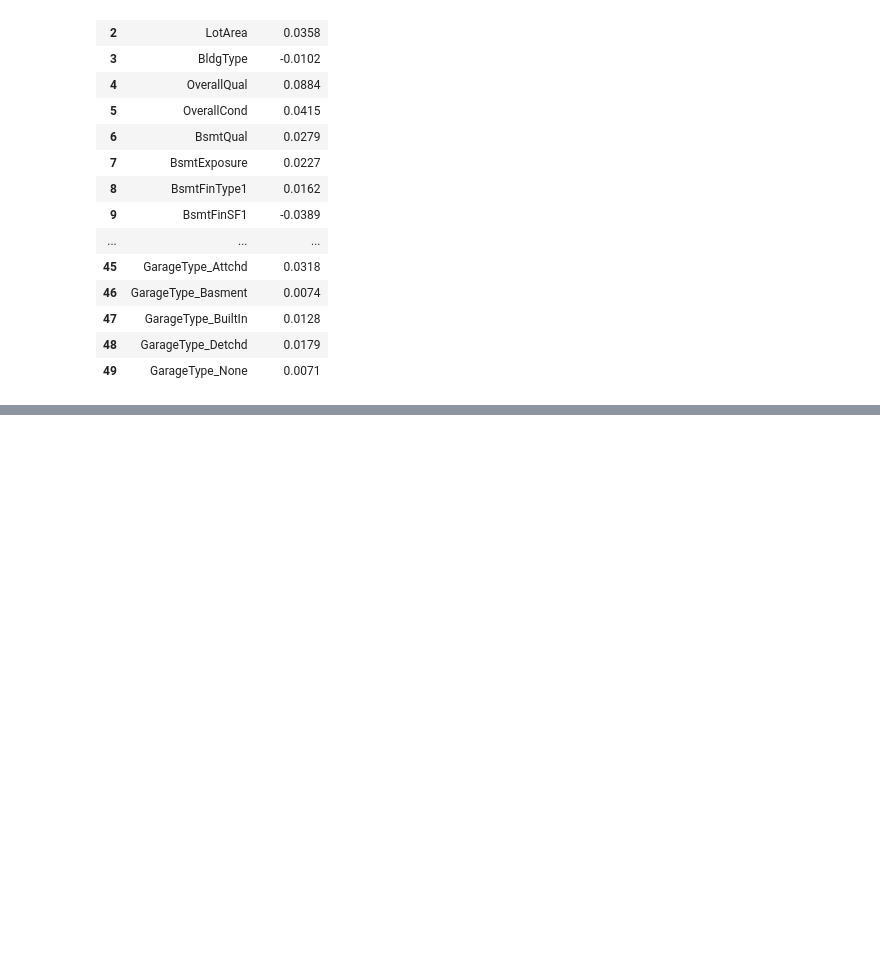
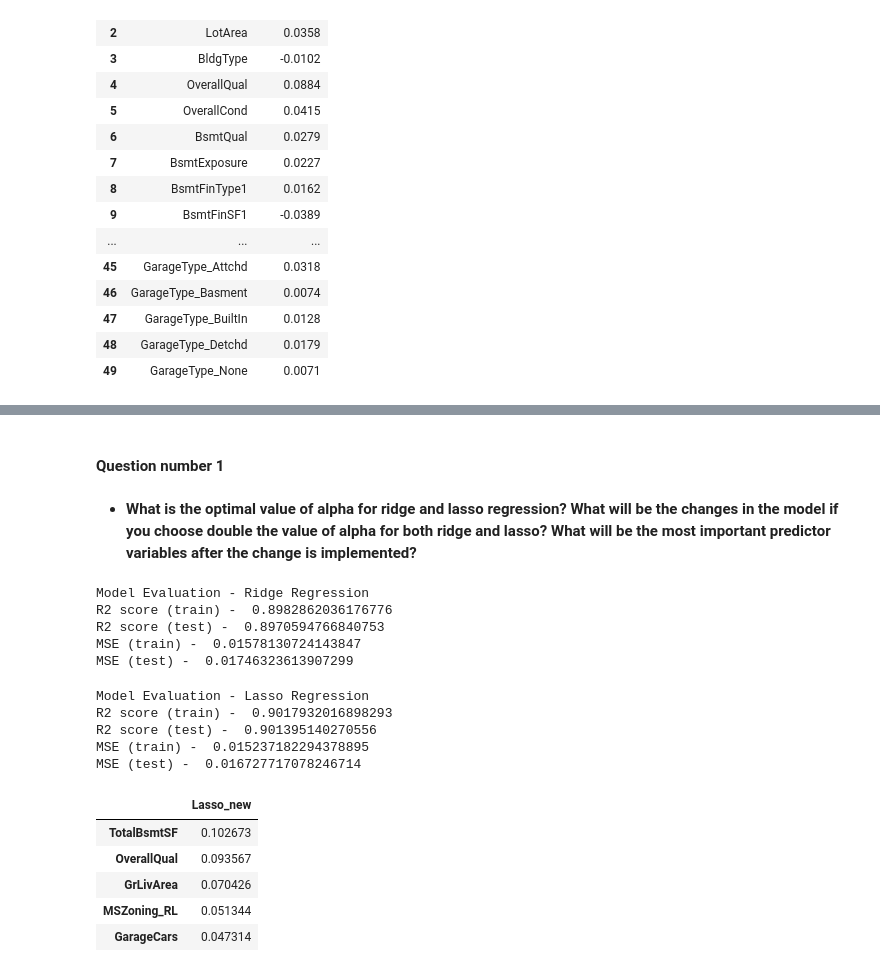
Before and after one commit to GautiBhutani/HousePredictionAssignment, a Jupyter notebook: advanced_regression-part1.ipynb, the cells around one changed output, grey strips where cells are left out. Cells and saved outputs as stored; diff of their text form; code cells hidden in the pictures; blank space fills up the shorter version.

```diff
--- a/advanced_regression-part1.ipynb
+++ b/advanced_regression-part1.ipynb
@@ -1280,0 +1152,44 @@ Index(['1stFlrSF', 'GarageCars', '2ndFlrSF', 'BsmtQual', 'KitchenQual'], dtype='
+# %% [markdown]
+#### Question number 1
+# %% [markdown]
+- **What is the optimal value of alpha for ridge and lasso regression? What will be the changes in the model if you choose double the value of alpha for both ridge and lasso? What will be the most important predictor variables after the change is implemented?**
+# %%
+# Ridge Model with double alpha
+ridge_model = Ridge(alpha=60)
+ridge_model.fit(X_train, y_train)
+
+# prediction
+y_train_pred = ridge_model.predict(X_train)
+y_test_pred = ridge_model.predict(X_test)
+
+print("Model Evaluation - Ridge Regression")
+print('R2 score (train) - ',r2_score(y_train,y_train_pred))
+print('R2 score (test) - ',r2_score(y_test,y_test_pred))
+print('MSE (train) - ', mean_squared_error(y_train, y_train_pred))
+print('MSE (test) - ', mean_squared_error(y_test, y_test_pred))
+# %% [output]
+Model Evaluation - Ridge Regression
+R2 score (train) -  0.8982862036176776
+R2 score (test) -  0.8970594766840753
+MSE (train) -  0.01578130724143847
+MSE (test) -  0.01746323613907299
+# %%
+# Lasso Model with double alpha
+lasso_model = Lasso(alpha=0.0004)
+lasso_model.fit(X_train, y_train)
+
+# prediction
+y_train_pred = lasso_model.predict(X_train)
+y_test_pred = lasso_model.predict(X_test)
+
+print("Model Evaluation - Lasso Regression")
+print('R2 score (train) - ',r2_score(y_train,y_train_pred))
+print('R2 score (test) - ',r2_score(y_test,y_test_pred))
+print('MSE (train) - ',mean_squared_error(y_train, y_train_pred))
+print('MSE (test) - ', mean_squared_error(y_test, y_test_pred))
+# %% [output]
+Model Evaluation - Lasso Regression
+R2 score (train) -  0.9017932016898293
+R2 score (test) -  0.901395140270556
+MSE (train) -  0.015237182294378895
+MSE (test) -  0.016727717078246714
@@ -1280,0 +1203,9 @@ Index(['1stFlrSF', 'GarageCars', '2ndFlrSF', 'BsmtQual', 'KitchenQual'], dtype='
+# %%
+model_coefficients_new_df[['Lasso_new']].sort_values(by='Lasso_new', ascending=False).head(5)
+# %% [output]
+|  | Lasso_new |
+| TotalBsmtSF | 0.102673 |
+| OverallQual | 0.093567 |
+| GrLivArea | 0.070426 |
+| MSZoning_RL | 0.051344 |
+| GarageCars | 0.047314 |
```
Also changed, not shown: parts of 129 cells of this notebook, 1 other file.
